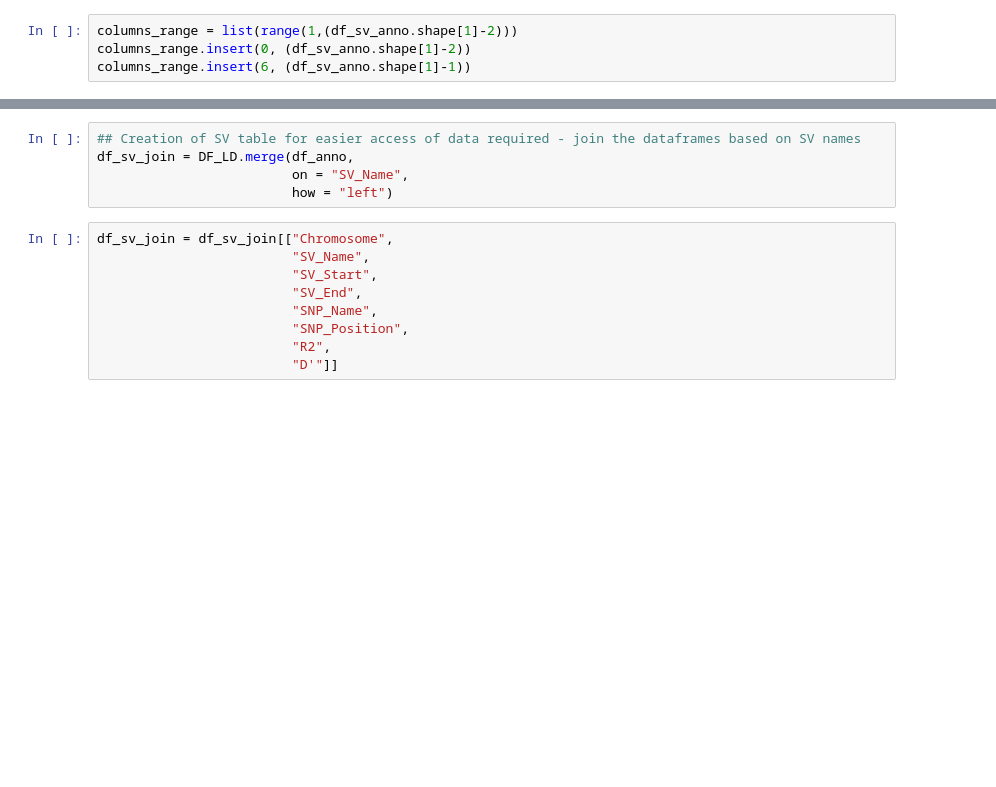
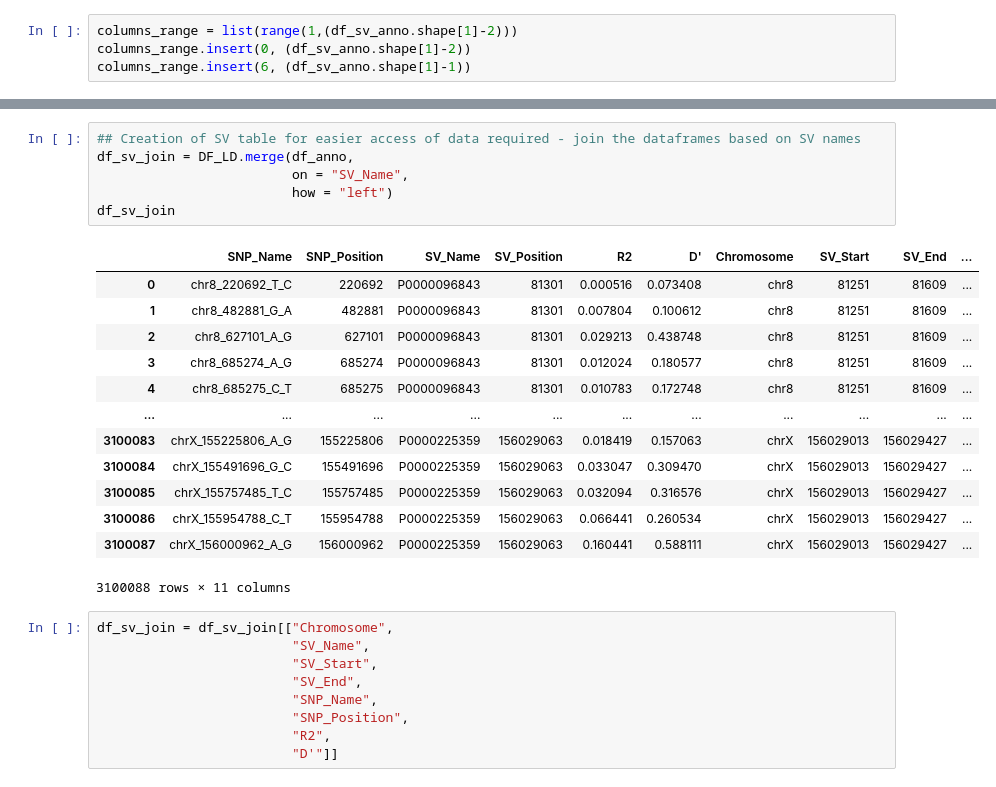
Before and after one commit to strug-hub/gwas-svatalog, a Jupyter notebook: test.ipynb, the cells around one changed output, grey strips where cells are left out. Drawn from its saved outputs; the diff is of its cells as text; blank space fills up the shorter version.

```diff
--- a/test.ipynb
+++ b/test.ipynb
@@ -297,8 +327,23 @@ df_sv_anno = df_sv_anno.rename(columns = {"SV_Name" : "SV Name",
 # %%
 ## Creation of SV table for easier access of data required - join the dataframes based on SV names
 df_sv_join = DF_LD.merge(df_anno,
                          on = "SV_Name",
                          how = "left")
+df_sv_join
+# %% [output]
+|  | SNP_Name | SNP_Position | SV_Name | SV_Position | R2 | D' | Chromosome | SV_Start | SV_End | ... |
+| 0 | chr8_220692_T_C | 220692 | P0000096843 | 81301 | 0.000516 | 0.073408 | chr8 | 81251 | 81609 | ... |
+| 1 | chr8_482881_G_A | 482881 | P0000096843 | 81301 | 0.007804 | 0.100612 | chr8 | 81251 | 81609 | ... |
+| 2 | chr8_627101_A_G | 627101 | P0000096843 | 81301 | 0.029213 | 0.438748 | chr8 | 81251 | 81609 | ... |
+| 3 | chr8_685274_A_G | 685274 | P0000096843 | 81301 | 0.012024 | 0.180577 | chr8 | 81251 | 81609 | ... |
+| 4 | chr8_685275_C_T | 685275 | P0000096843 | 81301 | 0.010783 | 0.172748 | chr8 | 81251 | 81609 | ... |
+| ... | ... | ... | ... | ... | ... | ... | ... | ... | ... | ... |
+| 3100083 | chrX_155225806_A_G | 155225806 | P0000225359 | 156029063 | 0.018419 | 0.157063 | chrX | 156029013 | 156029427 | ... |
+| 3100084 | chrX_155491696_G_C | 155491696 | P0000225359 | 156029063 | 0.033047 | 0.309470 | chrX | 156029013 | 156029427 | ... |
+| 3100085 | chrX_155757485_T_C | 155757485 | P0000225359 | 156029063 | 0.032094 | 0.316576 | chrX | 156029013 | 156029427 | ... |
+| 3100086 | chrX_155954788_C_T | 155954788 | P0000225359 | 156029063 | 0.066441 | 0.260534 | chrX | 156029013 | 156029427 | ... |
+| 3100087 | chrX_156000962_A_G | 156000962 | P0000225359 | 156029063 | 0.160441 | 0.588111 | chrX | 156029013 | 156029427 | ... |
+3100088 rows × 11 columns
 # %%
 df_sv_join = df_sv_join[["Chromosome",
                          "SV_Name",
```
Also changed, not shown: parts of 5 cells of this notebook, 1 other file.
